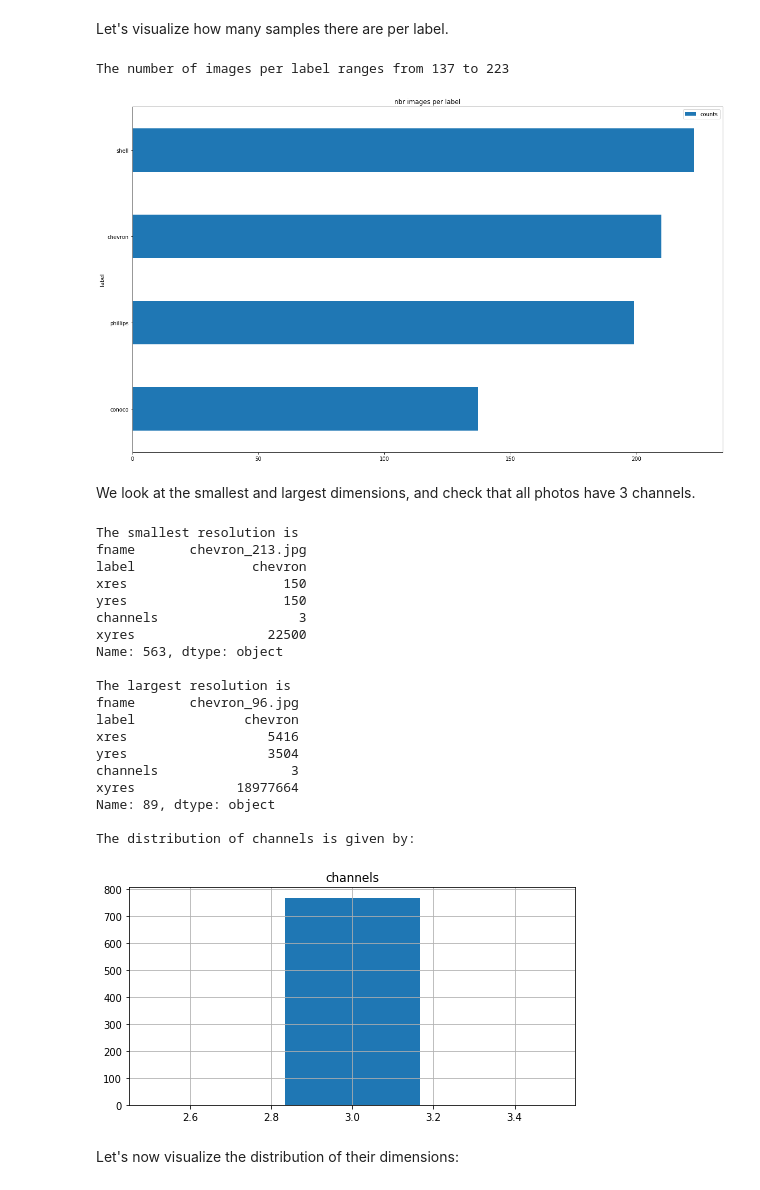
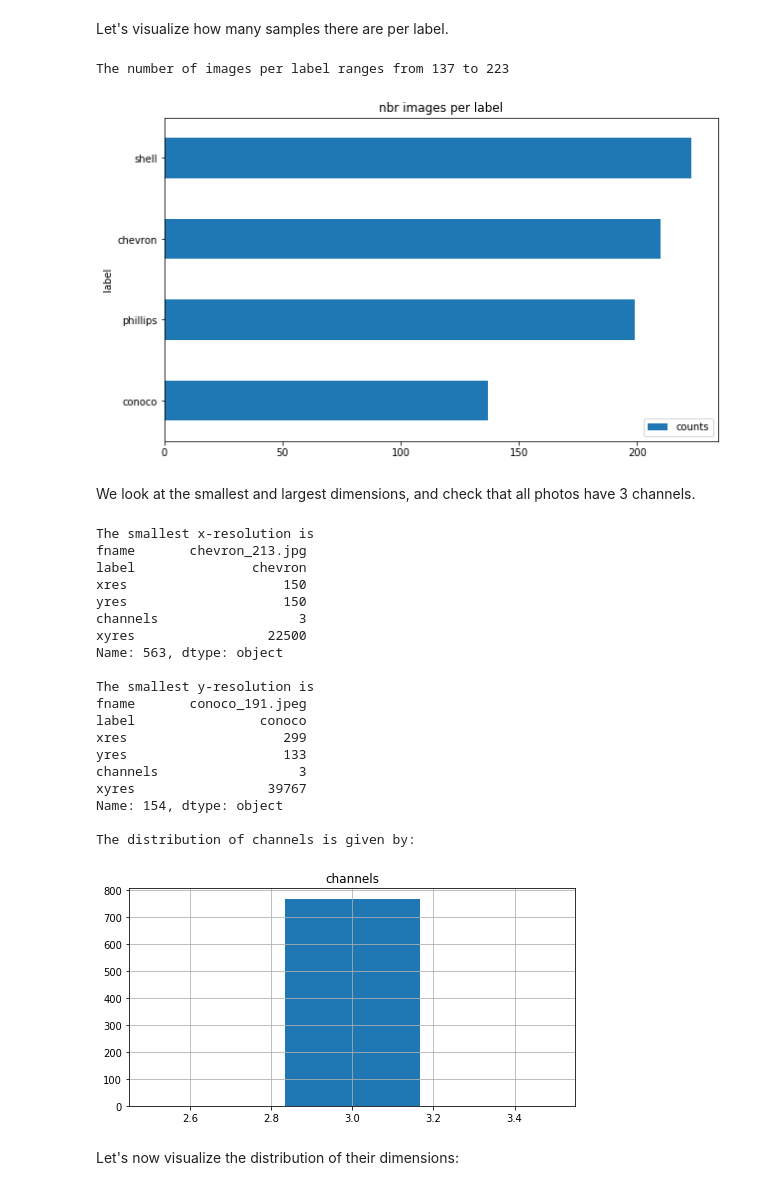
Before and after one commit to gheorghebg11/Shell, a Jupyter notebook: Shell.ipynb, the cells around one changed output. Saved outputs shown, nothing was run; the diff lists cells and outputs as text; code cells hidden in the pictures.

```diff
--- a/Shell.ipynb
+++ b/Shell.ipynb
@@ -149,24 +141,24 @@ Let's visualize how many samples there are per label.
 # %%
 category_group = train[['fname', 'label']].groupby(['label']).count()
 category_group.columns = ['counts']
 print(f'The number of images per label ranges from {category_group.counts.min()} to {category_group.counts.max()}')
-plot = category_group.sort_values(ascending=True, by='counts').plot(kind='barh', title='nbr images per label', figsize=(20,12))
+plot = category_group.sort_values(ascending=True, by='counts').plot(kind='barh', title='nbr images per label', figsize=(10,6))
 plt.show()
 # %% [output]
 The number of images per label ranges from 137 to 223
-[figure, old version]
+[figure, new version]
 # %% [markdown]
 We look at the smallest and largest dimensions, and check that all photos have 3 channels.
 # %%
-print(f'The smallest resolution is \n{train.iloc[train.xyres.idxmin()]}\n')
-print(f'The largest resolution is \n{train.iloc[train.xyres.idxmax()]}\n')
+print(f'The smallest x-resolution is \n{train.iloc[train.xres.idxmin()]}\n')
+print(f'The smallest y-resolution is \n{train.iloc[train.yres.idxmin()]}\n')
 
 print('The distribution of channels is given by:')
 
 train.hist(column='channels', bins=3, figsize=(8,4))
 plt.show()
 # %% [output]
-The smallest resolution is
+The smallest x-resolution is
 fname       chevron_213.jpg
 label               chevron
 xres                    150
@@ -175,14 +167,14 @@ channels                  3
 xyres                 22500
 Name: 563, dtype: object
 
-The largest resolution is
-fname       chevron_96.jpg
-label              chevron
-xres                  5416
-yres                  3504
-channels                 3
-xyres             18977664
-Name: 89, dtype: object
+The smallest y-resolution is
+fname       conoco_191.jpeg
+label                conoco
+xres                    299
+yres                    133
+channels                  3
+xyres                 39767
+Name: 154, dtype: object
 
 The distribution of channels is given by:
 [figure]
```
Also changed, not shown: parts of 31 cells of this notebook.
